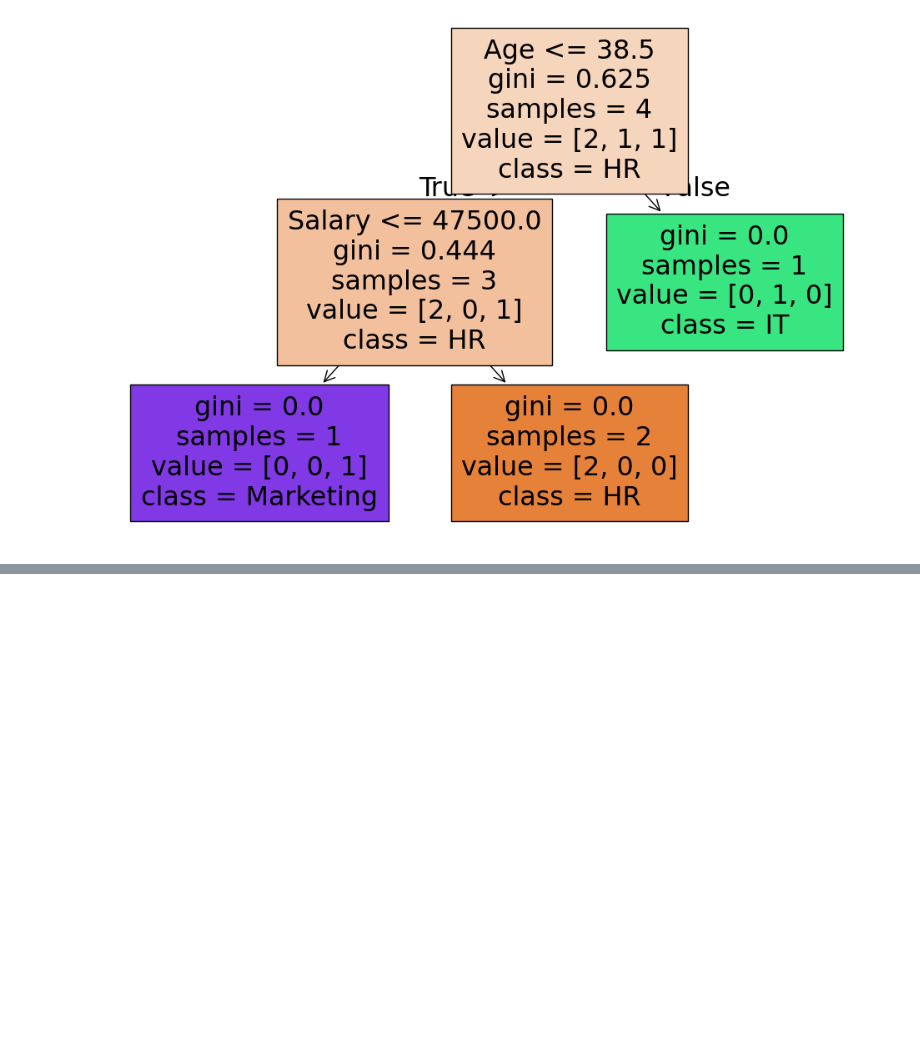
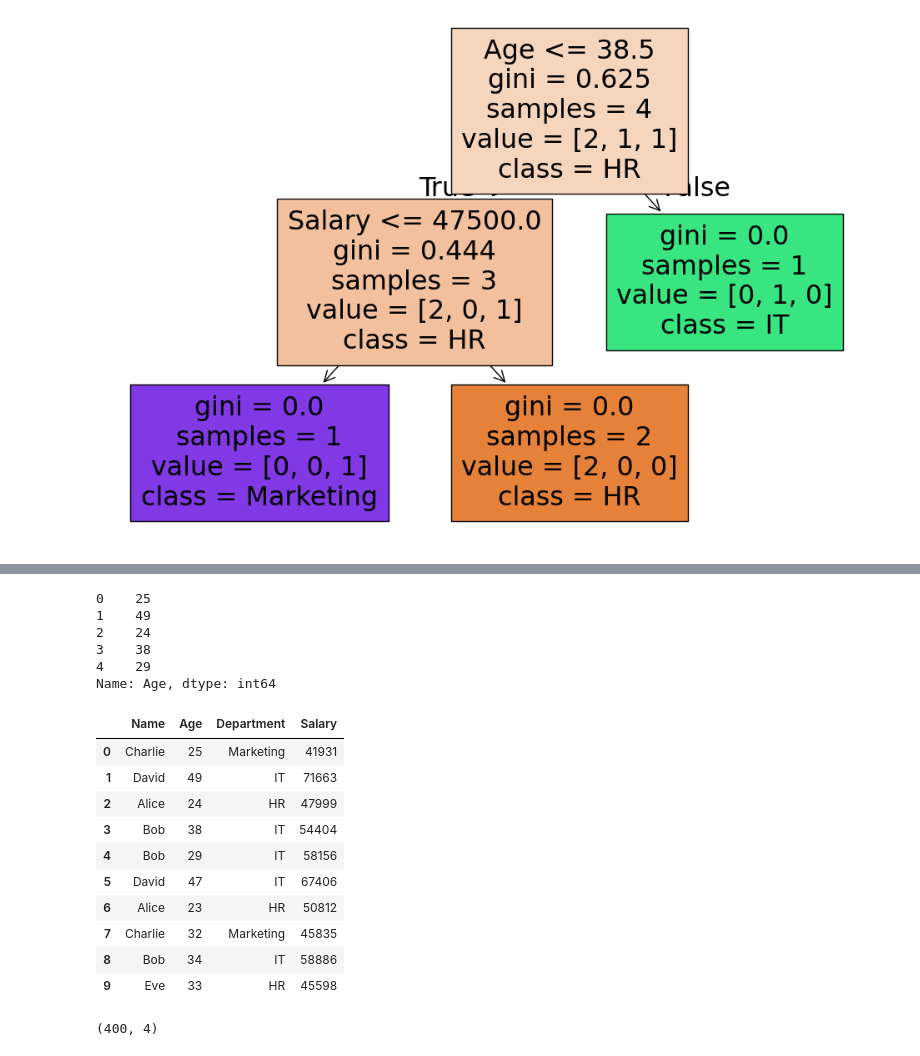
Before and after one commit to awalehdek/Machine-Learning, a Jupyter notebook: Decision Tree/Decision_Tree.ipynb, the cells around one changed output, grey strips where cells are left out. Cells and saved outputs as stored; diff of their text form; code cells hidden in the pictures; blank space fills up the shorter version.

Commit message:
larger dataset & encode department

```diff
--- a/Decision Tree/Decision_Tree.ipynb
+++ b/Decision Tree/Decision_Tree.ipynb
@@ -111,0 +116,9 @@ plt.show()
+# %%
+data = {
+    "Name": ["Alice", "Bob", "Charlie", "David", "Eve"],
+    "Age": [28, 34, 29, 45, 32],
+    "Department": ["HR", "IT", "Marketing", "IT", "HR"],
+    "Salary": [50000, 60000, 45000, 70000, 52000]
+}
+df = pd.DataFrame(data)
+df.head()
@@ -111,0 +132,41 @@ plt.show()
+# %%
+# Generate a larger dataset by replicating and modifying the base data
+np.random.seed(42)
+n_samples = 400  # Number of samples for the larger dataset
+
+# Create new rows by sampling from the base data
+large_df = pd.concat([df] * (n_samples // len(df)), ignore_index=True)
+large_df = large_df.sample(n=n_samples, replace=True).reset_index(drop=True)
+
+
+# Add some variability to the data
+large_df['Age'] = large_df['Age'] + np.random.randint(-5, 5, size=n_samples)
+large_df['Age'].head()
+# %% [output]
+0    25
+1    49
+2    24
+3    38
+4    29
+Name: Age, dtype: int64
+# %%
+# Add some variability to the data
+large_df['Salary'] = large_df['Salary'] + np.random.randint(-5000, 5000, size=n_samples)
+large_df.head(10)
+# %% [output]
+|  | Name | Age | Department | Salary |
+| 0 | Charlie | 25 | Marketing | 41931 |
+| 1 | David | 49 | IT | 71663 |
+| 2 | Alice | 24 | HR | 47999 |
+| 3 | Bob | 38 | IT | 54404 |
+| 4 | Bob | 29 | IT | 58156 |
+| 5 | David | 47 | IT | 67406 |
+| 6 | Alice | 23 | HR | 50812 |
+| 7 | Charlie | 32 | Marketing | 45835 |
+| 8 | Bob | 34 | IT | 58886 |
+| 9 | Eve | 33 | HR | 45598 |
+# %%
+# get row and column
+large_df.shape
+# %% [output]
+(400, 4)
```
Also changed, not shown: parts of 6 cells of this notebook, 1 other file.
